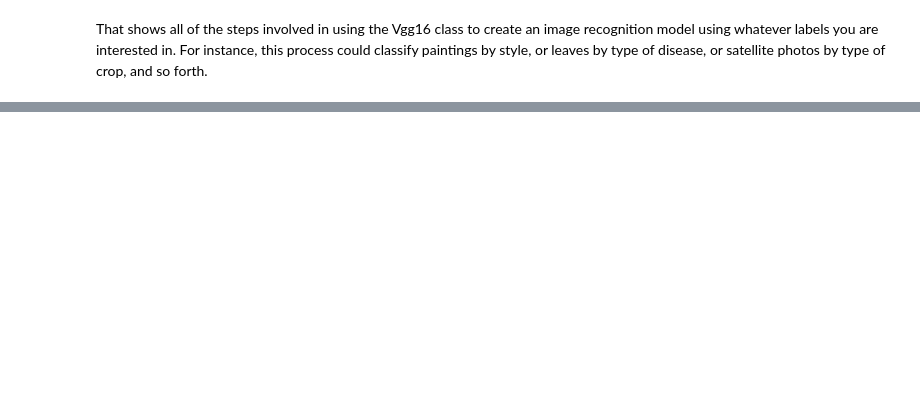
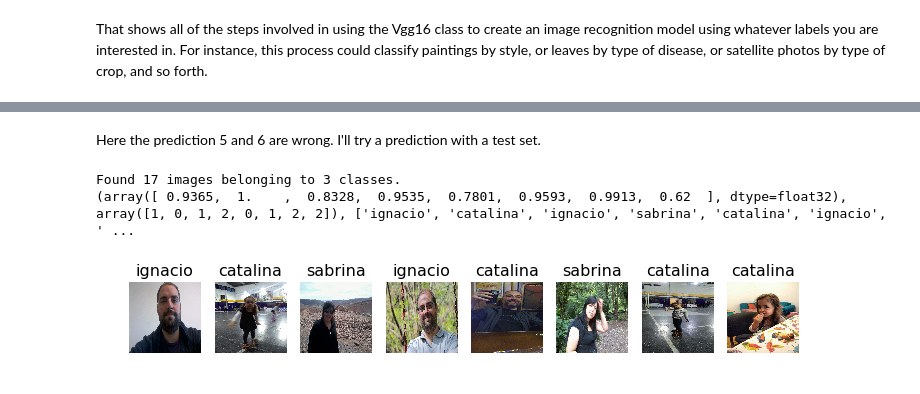
Before and after one commit to igabba/fast.ai, a Jupyter notebook: lesson1-with-my-own-dataset.ipynb, the cells around one changed output, grey strips where cells are left out. Cells and saved outputs as stored; diff of their text form; code cells hidden in the pictures; blank space fills up the shorter version.

Commit message:
Added a test set

```diff
--- a/lesson1-with-my-own-dataset.ipynb
+++ b/lesson1-with-my-own-dataset.ipynb
@@ -131,0 +144,14 @@ That shows all of the steps involved in using the Vgg16 class to create an image
+# %% [markdown]
+Here the prediction 5 and 6 are wrong. I'll try a prediction with a test set.
+# %%
+test_batches = vgg.get_batches(path + 'test', batch_size=batch_size)
+
+imgs, labels = next(test_batches)
+probability, idx, classes = vgg.predict(imgs, True)
+print(prediction)
+
+plots(imgs, titles=classes)
+# %% [output]
+Found 17 images belonging to 3 classes.
+(array([ 0.9365,  1.    ,  0.8328,  0.9535,  0.7801,  0.9593,  0.9913,  0.62  ], dtype=float32), array([1, 0, 1, 2, 0, 1, 2, 2]), ['ignacio', 'catalina', 'ignacio', 'sabrina', 'catalina', 'ignacio', ' ...
+[figure, added]
```
Also changed, not shown: parts of 17 cells of this notebook.
